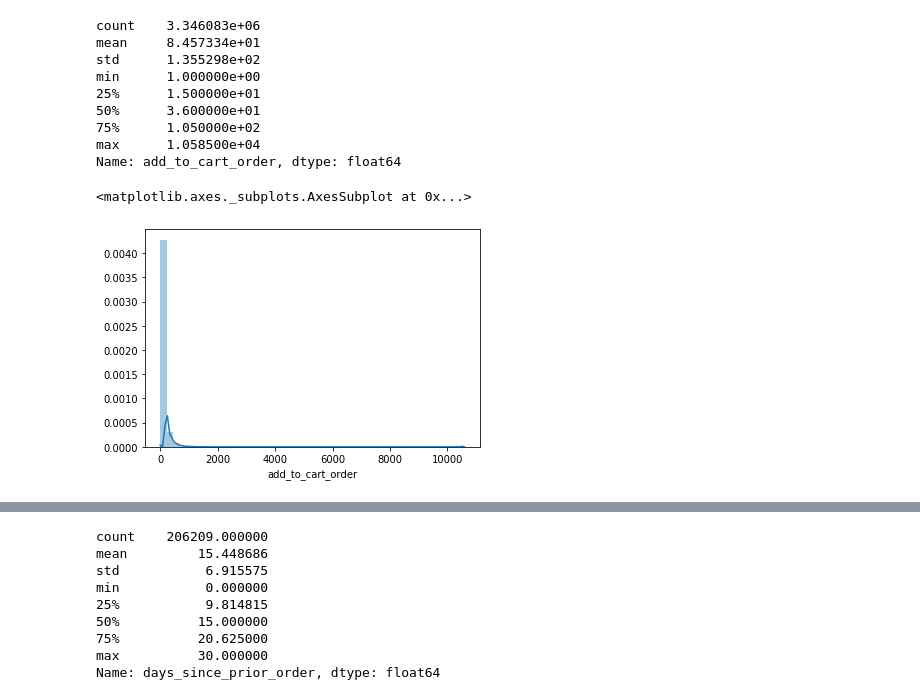
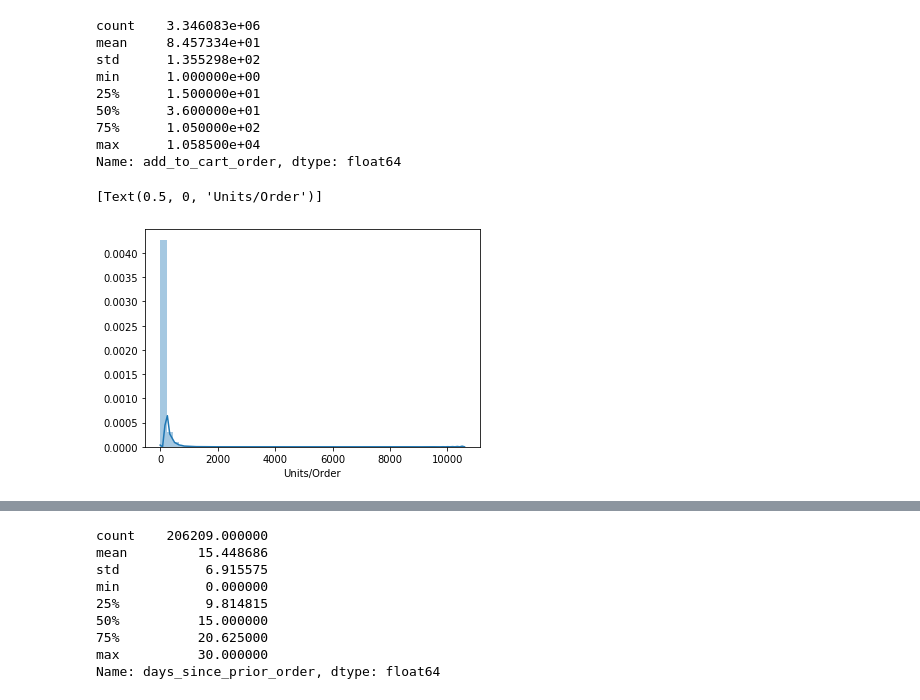
Before and after one commit to ellmanalex/instacart_basket_analysis, a Jupyter notebook: instacart_eda.ipynb, the cells around one changed output, grey strips where cells are left out. Cells and saved outputs as stored; diff of their text form; code cells hidden in the pictures.

```diff
--- a/instacart_eda.ipynb
+++ b/instacart_eda.ipynb
@@ -37,0 +45,3 @@ all_orders.head()
+# %%
+all_orders = all_orders[['order_id','add_to_cart_order','product_id','product_name','aisle_id','aisle','department_id','department','user_id']]
+all_orders.head()
@@ -203,10 +183,11 @@ Name: add_to_cart_order, dtype: float64
 # %%
 # distplot of number of units/order
 
-sns.distplot(all_orders.groupby('order_id')['add_to_cart_order'].sum())
+x = sns.distplot(all_orders.groupby('order_id')['add_to_cart_order'].sum())
+x.set(xlabel = 'Units/Order')
 # %% [output]
-<matplotlib.axes._subplots.AxesSubplot at 0x...>
+[Text(0.5, 0, 'Units/Order')]
-[figure, old version]
+[figure, new version]
 # %%
 # cutoff previous distplot 500 units
 
```
Also changed, not shown: parts of 11 cells of this notebook.
